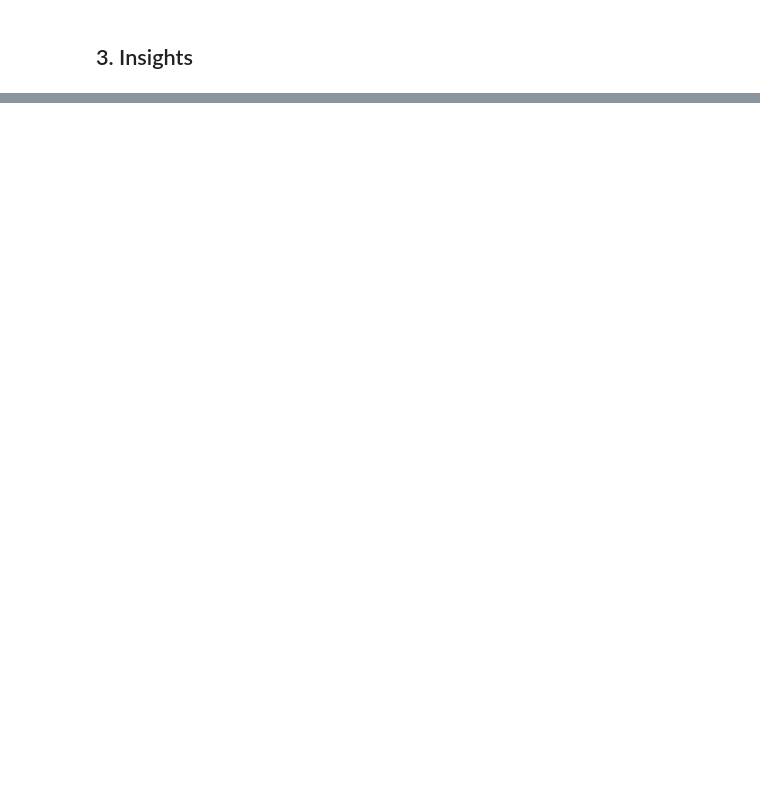
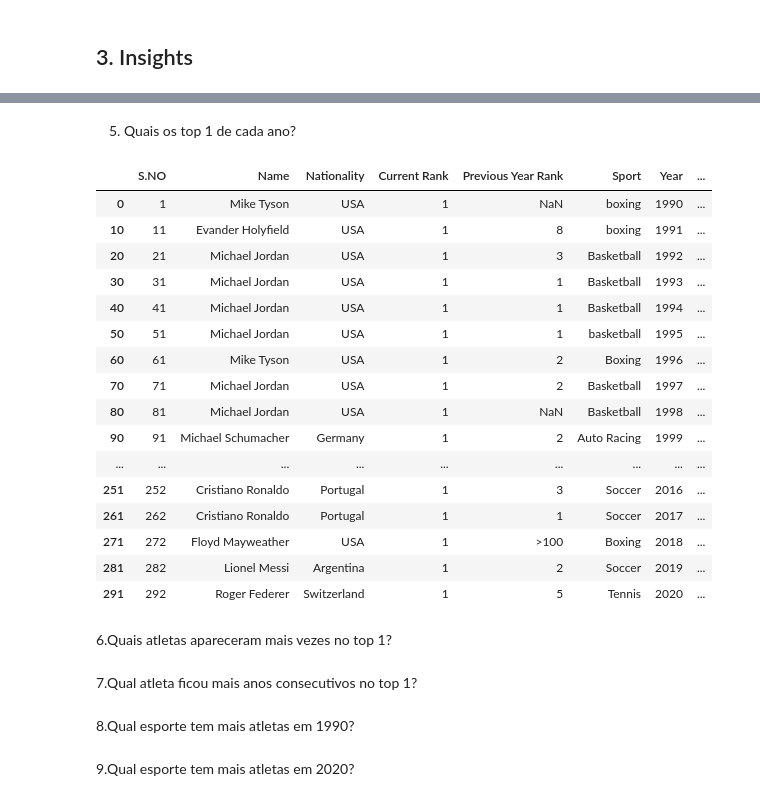
Before and after one commit to marcelloale/atlantico-bootcamp-cd, a Jupyter notebook: notebooks/atividade-05/analise-exploratoria-de-dados.ipynb, the cells around one changed output, grey strips where cells are left out. Cells and saved outputs as stored; diff of their text form; code cells hidden in the pictures; blank space fills up the shorter version.

```diff
--- a/notebooks/atividade-05/analise-exploratoria-de-dados.ipynb
+++ b/notebooks/atividade-05/analise-exploratoria-de-dados.ipynb
@@ -115,0 +203,30 @@ A quantidade total de nulos no data frame é: 24
+# %% [markdown]
+5. Quais os top 1 de cada ano?
+# %%
+dt[dt["Current Rank"]==1]
+# %% [output]
+|  | S.NO | Name | Nationality | Current Rank | Previous Year Rank | Sport | Year | ... |
+| 0 | 1 | Mike Tyson | USA | 1 | NaN | boxing | 1990 | ... |
+| 10 | 11 | Evander Holyfield | USA | 1 | 8 | boxing | 1991 | ... |
+| 20 | 21 | Michael Jordan | USA | 1 | 3 | Basketball | 1992 | ... |
+| 30 | 31 | Michael Jordan | USA | 1 | 1 | Basketball | 1993 | ... |
+| 40 | 41 | Michael Jordan | USA | 1 | 1 | Basketball | 1994 | ... |
+| 50 | 51 | Michael Jordan | USA | 1 | 1 | basketball | 1995 | ... |
+| 60 | 61 | Mike Tyson | USA | 1 | 2 | Boxing | 1996 | ... |
+| 70 | 71 | Michael Jordan | USA | 1 | 2 | Basketball | 1997 | ... |
+| 80 | 81 | Michael Jordan | USA | 1 | NaN | Basketball | 1998 | ... |
+| 90 | 91 | Michael Schumacher | Germany | 1 | 2 | Auto Racing | 1999 | ... |
+| ... | ... | ... | ... | ... | ... | ... | ... | ... |
+| 251 | 252 | Cristiano Ronaldo | Portugal | 1 | 3 | Soccer | 2016 | ... |
+| 261 | 262 | Cristiano Ronaldo | Portugal | 1 | 1 | Soccer | 2017 | ... |
+| 271 | 272 | Floyd Mayweather | USA | 1 | >100 | Boxing | 2018 | ... |
+| 281 | 282 | Lionel Messi | Argentina | 1 | 2 | Soccer | 2019 | ... |
+| 291 | 292 | Roger Federer | Switzerland | 1 | 5 | Tennis | 2020 | ... |
+# %% [markdown]
+6.Quais atletas apareceram mais vezes no top 1?
+# %% [markdown]
+7.Qual atleta ficou mais anos consecutivos no top 1?
+# %% [markdown]
+8.Qual esporte tem mais atletas em 1990?
+# %% [markdown]
+9.Qual esporte tem mais atletas em 2020?
```
Also changed, not shown: parts of 10 cells of this notebook.
